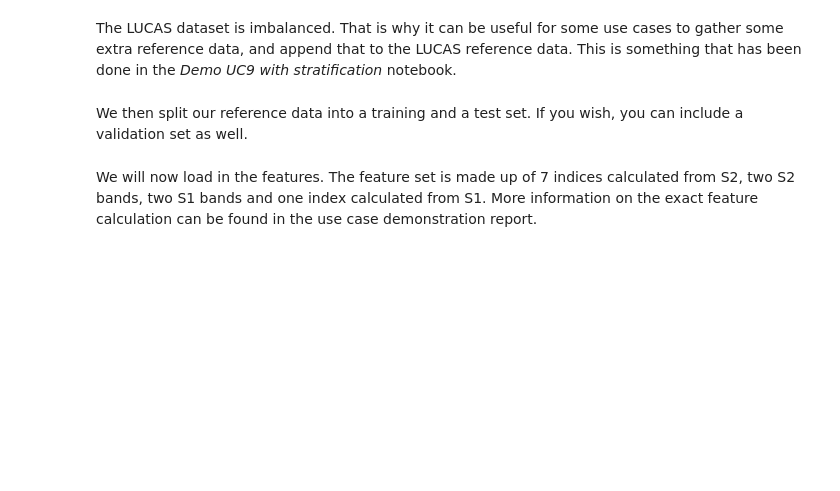
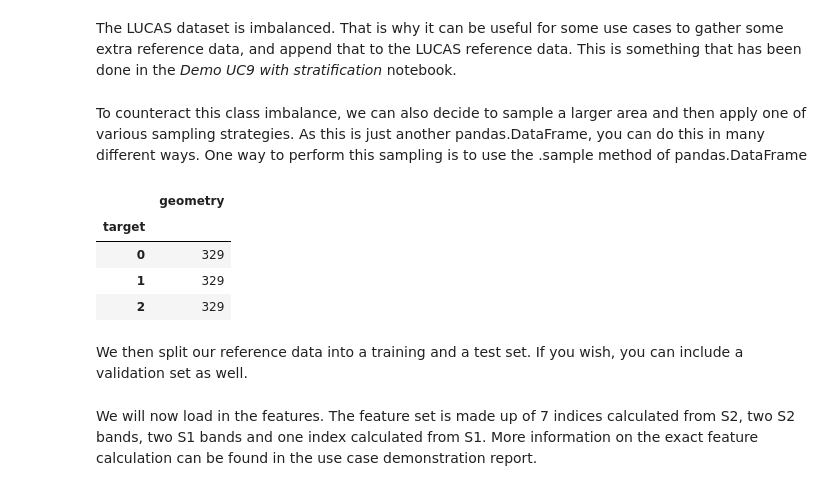
Before and after one commit to openEOPlatform/SRR3_notebooks, a Jupyter notebook: notebooks/Demo UC9.ipynb, the cells around one changed output. Saved outputs shown, nothing was run; the diff lists cells and outputs as text; code cells hidden in the pictures; blank space fills up the shorter version.

Commit message:
Adding sampling strategies example

```diff
--- a/notebooks/Demo UC9.ipynb
+++ b/notebooks/Demo UC9.ipynb
@@ -113,5 +109,19 @@ y.groupby("target").count()
 # %% [markdown]
 The LUCAS dataset is imbalanced. That is why it can be useful for some use cases to gather some extra reference data, and append that to the LUCAS reference data. This is something that has been done in the *Demo UC9 with stratification* notebook.
+# %% [markdown]
+To counteract this class imbalance, we can also decide to sample a larger area and then apply one of various sampling strategies. As this is just another pandas.DataFrame, you can do this in many different ways. One way to perform this sampling is to use the .sample method of pandas.DataFrame
+# %%
+g = y.groupby('target')
+y_balanced = g.apply(lambda x: x.sample(g.size().min()).reset_index(drop=True))
+y_balanced.index = range(len(y_balanced))
+# %%
+y_balanced.groupby("target").count()
+# %% [output]
+|  | geometry |
+| target |  |
+| 0 | 329 |
+| 1 | 329 |
+| 2 | 329 |
 # %% [markdown]
 We then split our reference data into a training and a test set. If you wish, you can include a validation set as well.
 # %%
```
Also changed, not shown: parts of 4 cells of this notebook.
